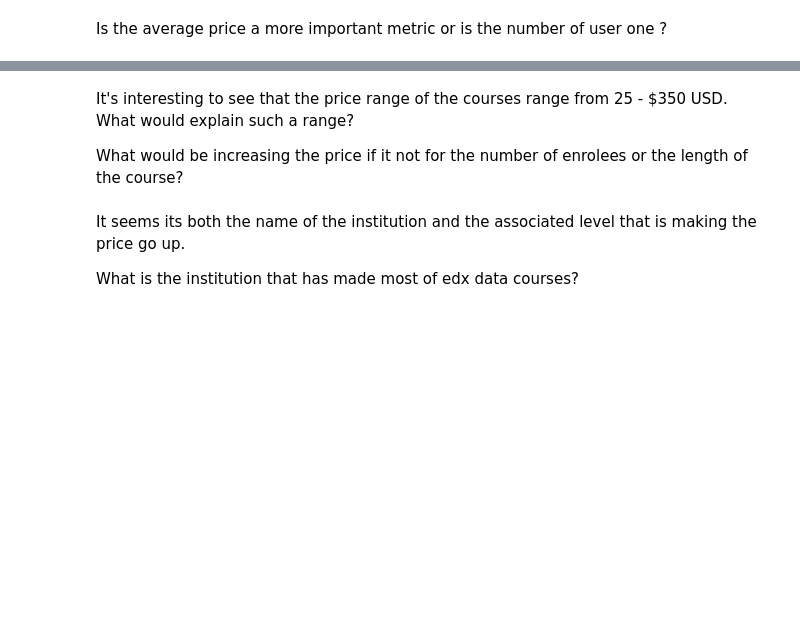
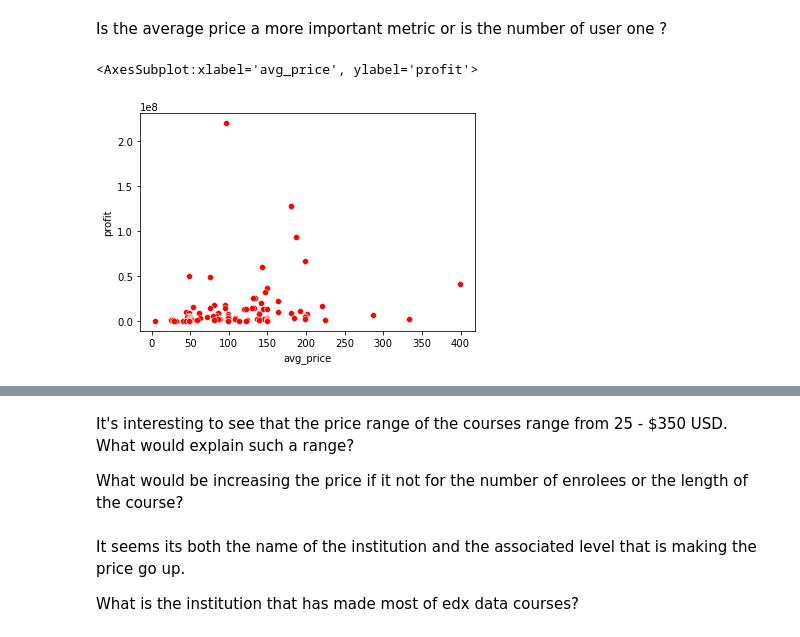
Before and after one commit to vvaneecloo/edX-Data-Analysis, a Jupyter notebook: EDA.ipynb, the cells around one changed output, grey strips where cells are left out. Saved outputs shown, nothing was run; the diff lists cells and outputs as text; code cells hidden in the pictures; blank space fills up the shorter version.

```diff
--- a/EDA.ipynb
+++ b/EDA.ipynb
@@ -233,10 +237,13 @@ Is the average price a more important metric or is the number of user one ?
 # %%
 profit_avg_price = pd.read_sql('''SELECT institution, price*n_enrolled as profit, AVG(price) as avg_price
                               FROM edx
                               GROUP BY institution
                               ORDER BY profit DESC''', edx_conn)
 
-sns.scatterplot(x = 'avg_price', y = 'profit', data = profit_table , color = 'red')
+sns.scatterplot(x = 'avg_price', y = 'profit', data = profit_avg_price , color = 'red')
+# %% [output]
+<AxesSubplot:xlabel='avg_price', ylabel='profit'>
+[figure, added]
 # %%
 profit_n_enrolled = pd.read_sql('''SELECT institution, price*n_enrolled as profit, n_enrolled
                               FROM edx
```
Also changed, not shown: parts of 8 cells of this notebook.
